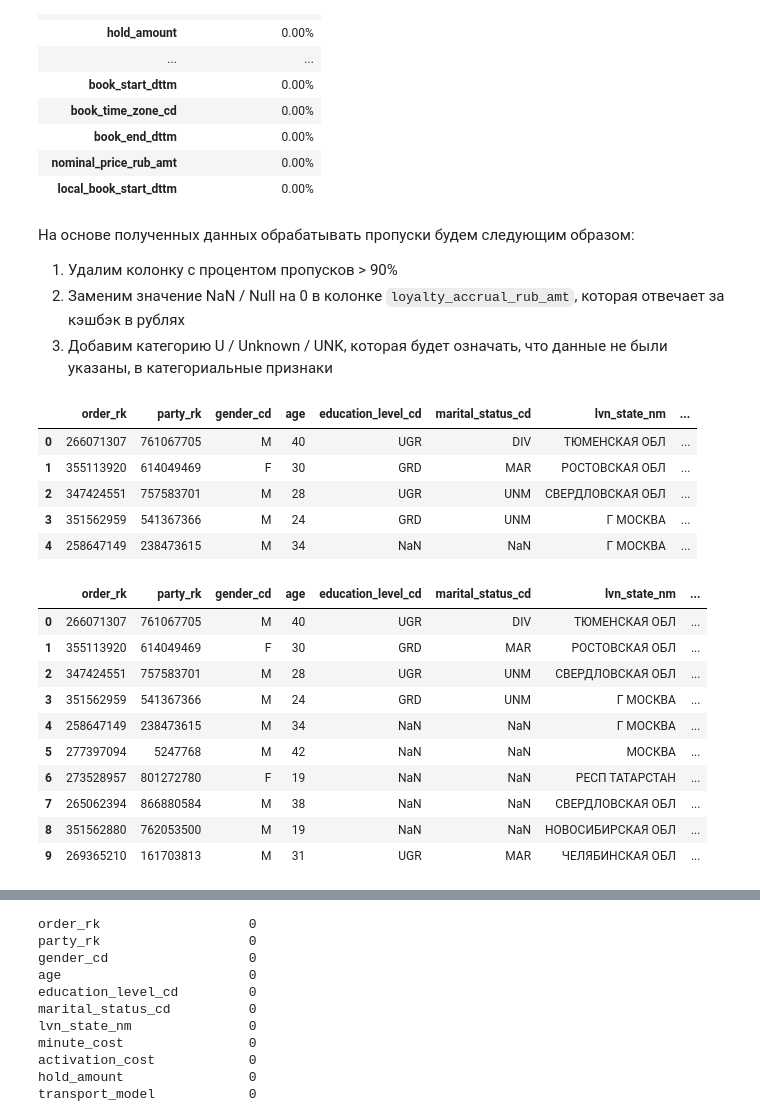
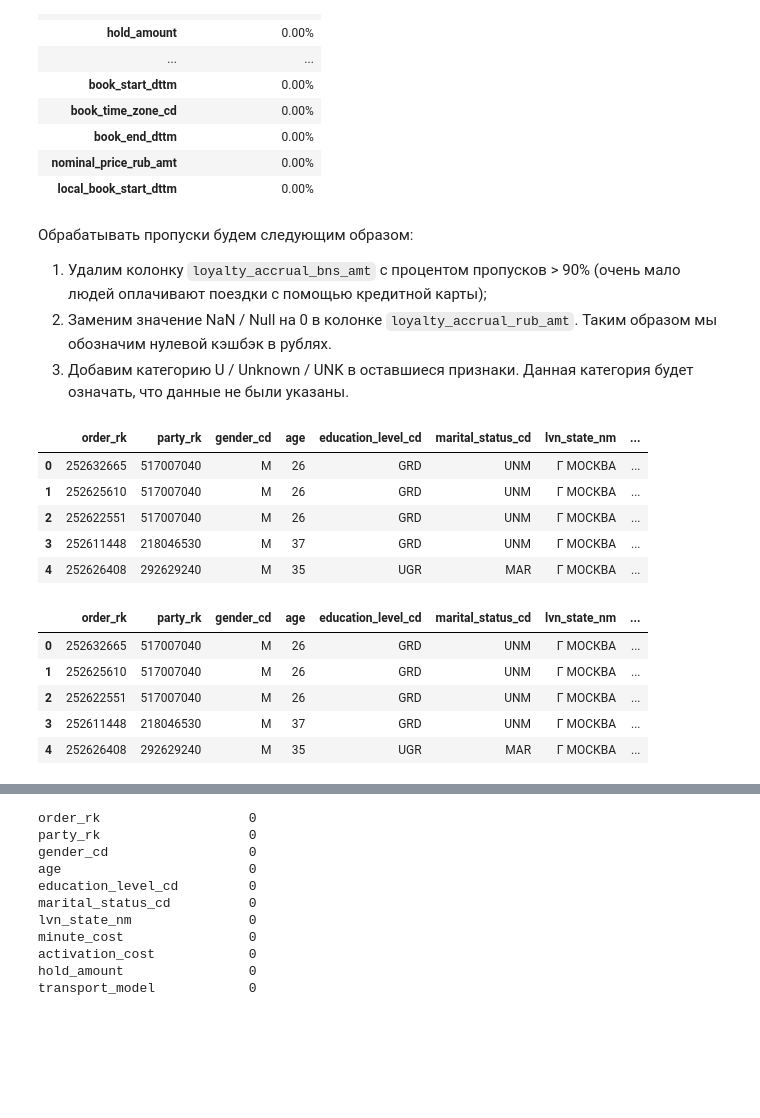
Before and after one commit to george-gh5/kicksharing_analysis, a Jupyter notebook: notebooks/1_data_cleaning.ipynb, the cells around one changed output, grey strips where cells are left out. Drawn from its saved outputs; the diff is of its cells as text; code cells hidden in the pictures; blank space fills up the shorter version.

```diff
--- a/notebooks/1_data_cleaning.ipynb
+++ b/notebooks/1_data_cleaning.ipynb
@@ -15,8 +17,10 @@ import scipy.stats as stats
 # %%
-df = pd.read_csv("../data/raw/kicksharing.csv")
+path = "../data/raw/kicksharing.csv"
+df = pd.read_csv(path)
 
-# Отобразим первые 5 строк, чтобы убедиться в том, что данные загрузились
-df.head()
+# Отобразим первые и последние 5 строк, чтобы убедиться в том, что данные загрузились
+display(df.head())
+display(df.tail())
 # %% [output]
 |  | order_rk | party_rk | gender_cd | age | education_level_cd | marital_status_cd | lvn_state_nm | ... |
 | 0 | 266071307 | 761067705 | M | 40 | UGR | DIV | ТЮМЕНСКАЯ ОБЛ | ... |
@@ -28,0 +41,7 @@ df.head()
+# %%
+# Отсортируем по времени начала поездки для хронологического порядка
+df = df.sort_values(by='book_start_dttm').reset_index(drop=True)
+display(df.head())
+
+# Проверим диапазон дат по данным создания заказа
+print(f"Данные охватывают период с {df['created_dttm'].min()} по {df['created_dttm'].max()}")
@@ -173,37 +200,30 @@ dtype: int64
 | nominal_price_rub_amt | 0.00% |
 | local_book_start_dttm | 0.00% |
 # %% [markdown]
-На основе полученных данных обрабатывать пропуски будем следующим образом:
-1. Удалим колонку с процентом пропусков > 90%
-2. Заменим значение NaN / Null на 0 в колонке `loyalty_accrual_rub_amt`, которая отвечает за кэшбэк в рублях
-3. Добавим категорию U / Unknown / UNK, которая будет означать, что данные не были указаны, в категориальные признаки
+Обрабатывать пропуски будем следующим образом:
+1. Удалим колонку `loyalty_accrual_bns_amt` с процентом пропусков > 90% (очень мало людей оплачивают поездки с помощью кредитной карты);
+2. Заменим значение NaN / Null на 0 в колонке `loyalty_accrual_rub_amt`. Таким образом мы обозначим нулевой кэшбэк в рублях.
+3. Добавим категорию U / Unknown / UNK в оставшиеся признаки. Данная категория будет означать, что данные не были указаны.
 # %%
-# Удаляем колонку "Размер выплаченного кэшбэка в бонусах"
-
+# Удалим колонку "Размер выплаченного кэшбэка в бонусах"
 df.drop(columns=['loyalty_accrual_bns_amt'], inplace=True)
 df.head()
 # %% [output]
 |  | order_rk | party_rk | gender_cd | age | education_level_cd | marital_status_cd | lvn_state_nm | ... |
-| 0 | 266071307 | 761067705 | M | 40 | UGR | DIV | ТЮМЕНСКАЯ ОБЛ | ... |
-| 1 | 355113920 | 614049469 | F | 30 | GRD | MAR | РОСТОВСКАЯ ОБЛ | ... |
-| 2 | 347424551 | 757583701 | M | 28 | UGR | UNM | СВЕРДЛОВСКАЯ ОБЛ | ... |
-| 3 | 351562959 | 541367366 | M | 24 | GRD | UNM | Г МОСКВА | ... |
-| 4 | 258647149 | 238473615 | M | 34 | NaN | NaN | Г МОСКВА | ... |
+| 0 | 252632665 | 517007040 | M | 26 | GRD | UNM | Г МОСКВА | ... |
+| 1 | 252625610 | 517007040 | M | 26 | GRD | UNM | Г МОСКВА | ... |
+| 2 | 252622551 | 517007040 | M | 26 | GRD | UNM | Г МОСКВА | ... |
+| 3 | 252611448 | 218046530 | M | 37 | GRD | UNM | Г МОСКВА | ... |
+| 4 | 252626408 | 292629240 | M | 35 | UGR | MAR | Г МОСКВА | ... |
 # %%
-# Заполняем нулями пропуски в колонке "Размер выплаченного кэшбэка в рублях"
-
+# Заполним нулями пропуски в колонке "Размер выплаченного кэшбэка в рублях"
 df['loyalty_accrual_rub_amt'] = df['loyalty_accrual_rub_amt'].fillna(0)
-df.head(10)
+df.head()
 # %% [output]
 |  | order_rk | party_rk | gender_cd | age | education_level_cd | marital_status_cd | lvn_state_nm | ... |
-| 0 | 266071307 | 761067705 | M | 40 | UGR | DIV | ТЮМЕНСКАЯ ОБЛ | ... |
-| 1 | 355113920 | 614049469 | F | 30 | GRD | MAR | РОСТОВСКАЯ ОБЛ | ... |
-| 2 | 347424551 | 757583701 | M | 28 | UGR | UNM | СВЕРДЛОВСКАЯ ОБЛ | ... |
-| 3 | 351562959 | 541367366 | M | 24 | GRD | UNM | Г МОСКВА | ... |
-| 4 | 258647149 | 238473615 | M | 34 | NaN | NaN | Г МОСКВА | ... |
-| 5 | 277397094 | 5247768 | M | 42 | NaN | NaN | МОСКВА | ... |
-| 6 | 273528957 | 801272780 | F | 19 | NaN | NaN | РЕСП ТАТАРСТАН | ... |
-| 7 | 265062394 | 866880584 | M | 38 | NaN | NaN | СВЕРДЛОВСКАЯ ОБЛ | ... |
-| 8 | 351562880 | 762053500 | M | 19 | NaN | NaN | НОВОСИБИРСКАЯ ОБЛ | ... |
-| 9 | 269365210 | 161703813 | M | 31 | UGR | MAR | ЧЕЛЯБИНСКАЯ ОБЛ | ... |
+| 0 | 252632665 | 517007040 | M | 26 | GRD | UNM | Г МОСКВА | ... |
+| 1 | 252625610 | 517007040 | M | 26 | GRD | UNM | Г МОСКВА | ... |
+| 2 | 252622551 | 517007040 | M | 26 | GRD | UNM | Г МОСКВА | ... |
+| 3 | 252611448 | 218046530 | M | 37 | GRD | UNM | Г МОСКВА | ... |
+| 4 | 252626408 | 292629240 | M | 35 | UGR | MAR | Г МОСКВА | ... |
 # %%
```
Also changed, not shown: parts of 38 cells of this notebook, 1 other file.
